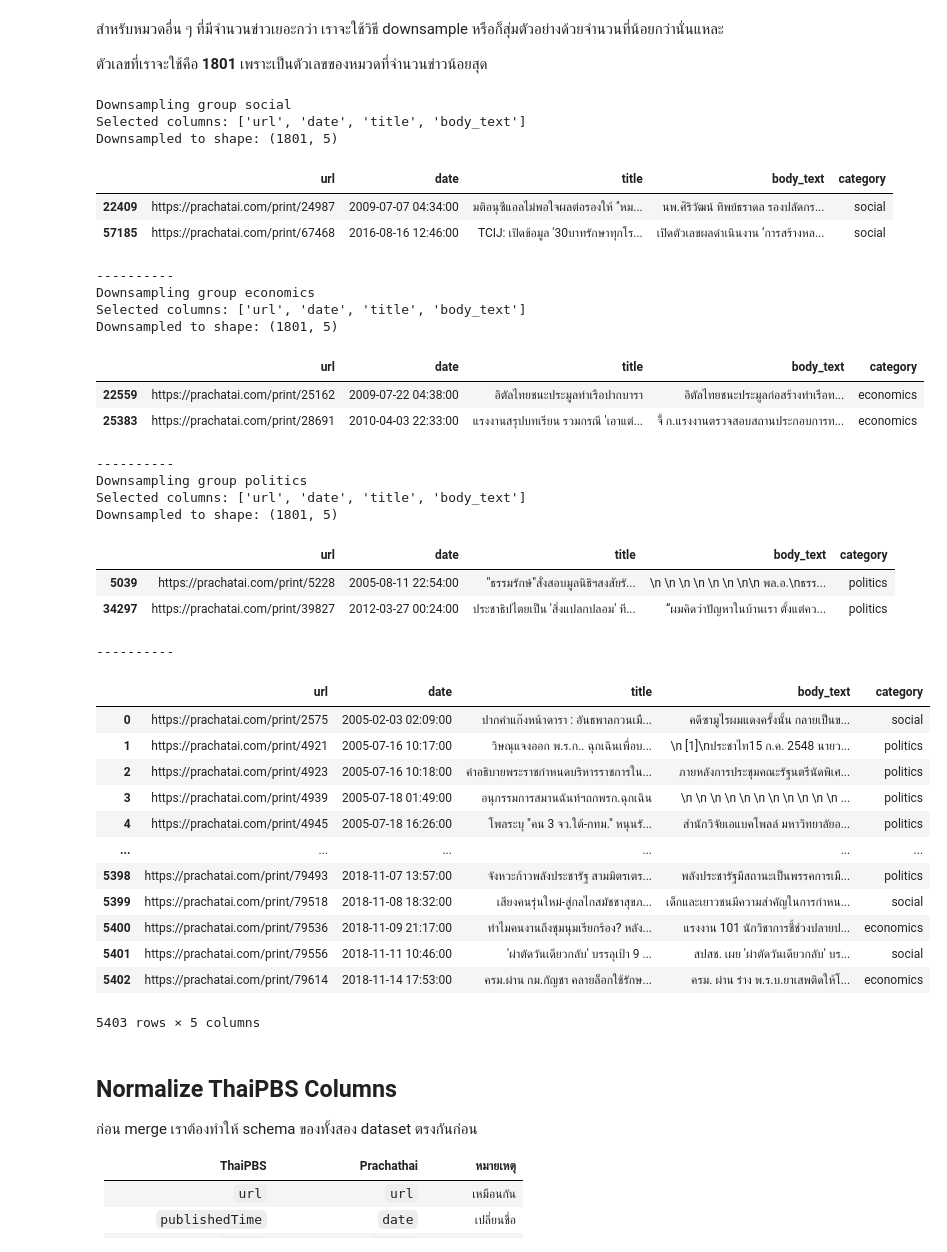
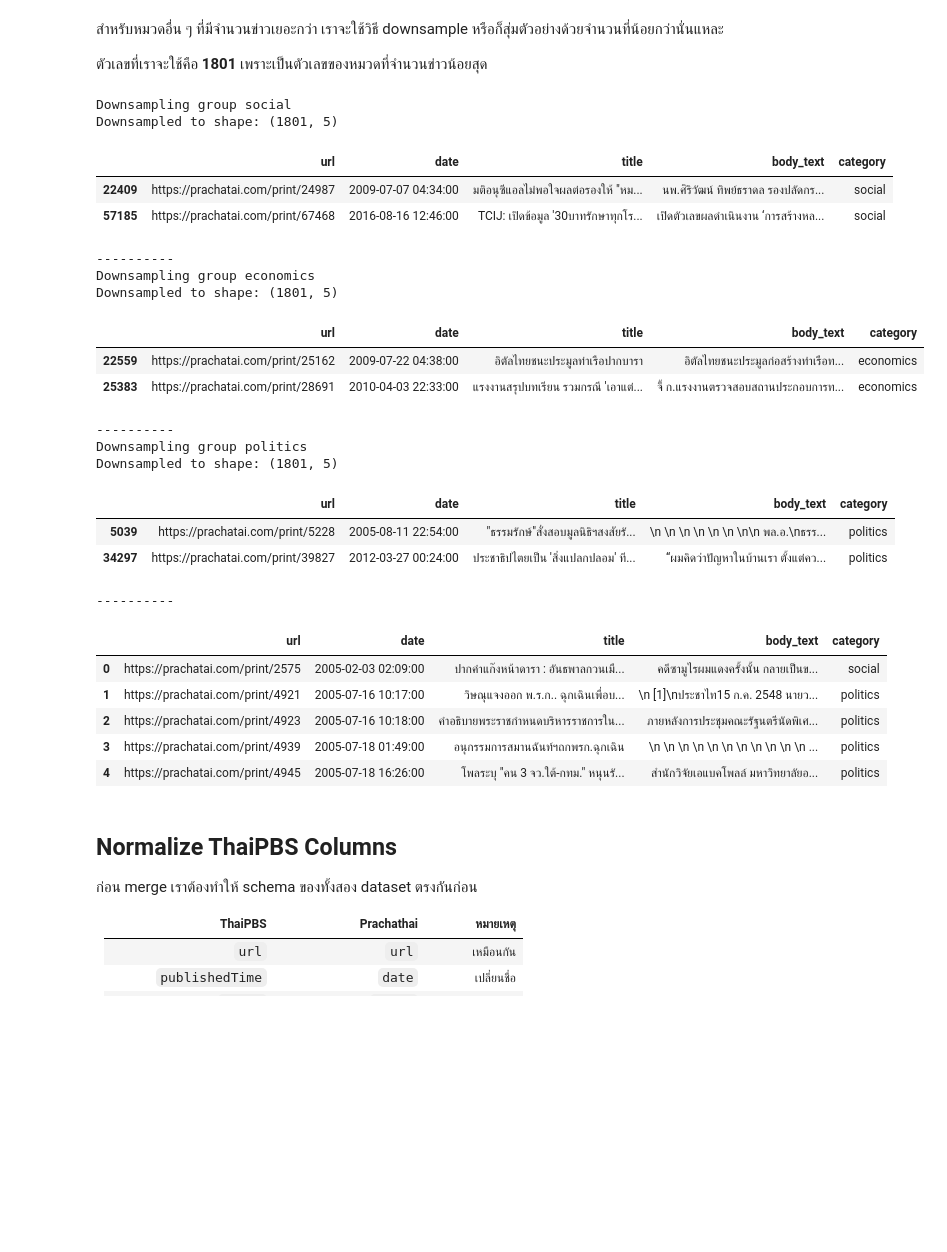
Before and after one commit to lemasc/nlp-news-thai, a Jupyter notebook: 01-data-engineer/merge-normalize-dataset.ipynb, the cells around one changed output. Drawn from its saved outputs; the diff is of its cells as text; code cells hidden in the pictures; blank space fills up the shorter version.

```diff
--- a/01-data-engineer/merge-normalize-dataset.ipynb
+++ b/01-data-engineer/merge-normalize-dataset.ipynb
@@ -378,7 +378,6 @@ for group in pct_filtered_groups:
 
     # เลือกเฉพาะ column แรก ๆ ที่เป็นข้อมูลก็พอ เราจะใส่ label เอง
     df_sampled = df_sampled.iloc[:,:4]
-    print("Selected columns:", list(df_sampled.columns))
     df_sampled["category"] = group
     print("Downsampled to shape:", df_sampled.shape)
     display(df_sampled.tail(2))
@@ -387,21 +386,18 @@ for group in pct_filtered_groups:
     pct_parts.append(df_sampled)
 # %% [output]
 Downsampling group social
-Selected columns: ['url', 'date', 'title', 'body_text']
 Downsampled to shape: (1801, 5)
 |  | url | date | title | body_text | category |
 | 22409 | https://prachatai.com/print/24987 | 2009-07-07 04:34:00 | มติอนุซีแอลไม่พอใจผลต่อรองให้ "หม... | นพ.ศิริวัฒน์ ทิพย์ธราดล รองปลัดกร... | social |
 | 57185 | https://prachatai.com/print/67468 | 2016-08-16 12:46:00 | TCIJ: เปิดข้อมูล '30บาทรักษาทุกโร... | เปิดตัวเลขผลดำเนินงาน ‘การสร้างหล... | social |
 ----------
 Downsampling group economics
-Selected columns: ['url', 'date', 'title', 'body_text']
 Downsampled to shape: (1801, 5)
 |  | url | date | title | body_text | category |
 | 22559 | https://prachatai.com/print/25162 | 2009-07-22 04:38:00 | อิตัลไทยชนะประมูลท่าเรือปากบารา | อิตัลไทยชนะประมูลก่อสร้างท่าเรือท... | economics |
 | 25383 | https://prachatai.com/print/28691 | 2010-04-03 22:33:00 | แรงงานสรุปบทเรียน รวมกรณี 'เอาแต่... | จี้ ก.แรงงานตรวจสอบสถานประกอบการท... | economics |
 ----------
 Downsampling group politics
-Selected columns: ['url', 'date', 'title', 'body_text']
 Downsampled to shape: (1801, 5)
 |  | url | date | title | body_text | category |
 | 5039 | https://prachatai.com/print/5228 | 2005-08-11 22:54:00 | "ธรรมรักษ์"สั่งสอบมูลนิธิฯสงสัยรั... | \n \n \n \n \n \n \n\n พล.อ.\nธรร... | politics |
@@ -411,7 +407,7 @@ Downsampled to shape: (1801, 5)
 pct_normalized_df = pd.concat(
     pct_parts, ignore_index=True
 ).sort_values("date").reset_index(drop=True)
-pct_normalized_df
+pct_normalized_df.head()
 # %% [output]
 |  | url | date | title | body_text | category |
 | 0 | https://prachatai.com/print/2575 | 2005-02-03 02:09:00 | ปากคำแก๊งหน้าดารา : อันธพาลกวนเมื... | คดีซามูไรผมแดงครั้งนั้น กลายเป็นข... | social |
@@ -419,13 +415,6 @@ pct_normalized_df
 | 2 | https://prachatai.com/print/4923 | 2005-07-16 10:18:00 | คำอธิบายพระราชกำหนดบริหารราชการใน... | ภายหลังการประชุมคณะรัฐนตรีนัดพิเศ... | politics |
 | 3 | https://prachatai.com/print/4939 | 2005-07-18 01:49:00 | อนุกรรมการสมานฉันท์ฯถกพรก.ฉุกเฉิน | \n \n \n \n \n \n \n \n \n \n \n ... | politics |
 | 4 | https://prachatai.com/print/4945 | 2005-07-18 16:26:00 | โพลระบุ "คน 3 จว.ใต้-กทม." หนุนรั... | สำนักวิจัยเอแบคโพลล์ มหาวิทยาลัยอ... | politics |
-| ... | ... | ... | ... | ... | ... |
-| 5398 | https://prachatai.com/print/79493 | 2018-11-07 13:57:00 | จังหวะก้าวพลังประชารัฐ สามมิตรเตร... | พลังประชารัฐมีสถานะเป็นพรรคการเมื... | politics |
-| 5399 | https://prachatai.com/print/79518 | 2018-11-08 18:32:00 | เสียงคนรุ่นใหม่-สู่กลไกสมัชชาสุขภ... | เด็กและเยาวชนมีความสำคัญในการกำหน... | social |
-| 5400 | https://prachatai.com/print/79536 | 2018-11-09 21:17:00 | ทำไมคนงานถึงชุมนุมเรียกร้อง? หลัง... | แรงงาน 101 นักวิชาการชี้ช่วงปลายป... | economics |
-| 5401 | https://prachatai.com/print/79556 | 2018-11-11 10:46:00 | 'ผ่าตัดวันเดียวกลับ' บรรลุเป้า 9 ... | สปสช. เผย 'ผ่าตัดวันเดียวกลับ' บร... | social |
-| 5402 | https://prachatai.com/print/79614 | 2018-11-14 17:53:00 | ครม.ผ่าน กม.กัญชา คลายล็อกใช้รักษ... | ครม. ผ่าน ร่าง พ.ร.บ.ยาเสพติดให้โ... | economics |
-5403 rows × 5 columns
 # %% [markdown]
 ## Normalize ThaiPBS Columns
 
```
Also changed, not shown: parts of 10 cells of this notebook.
